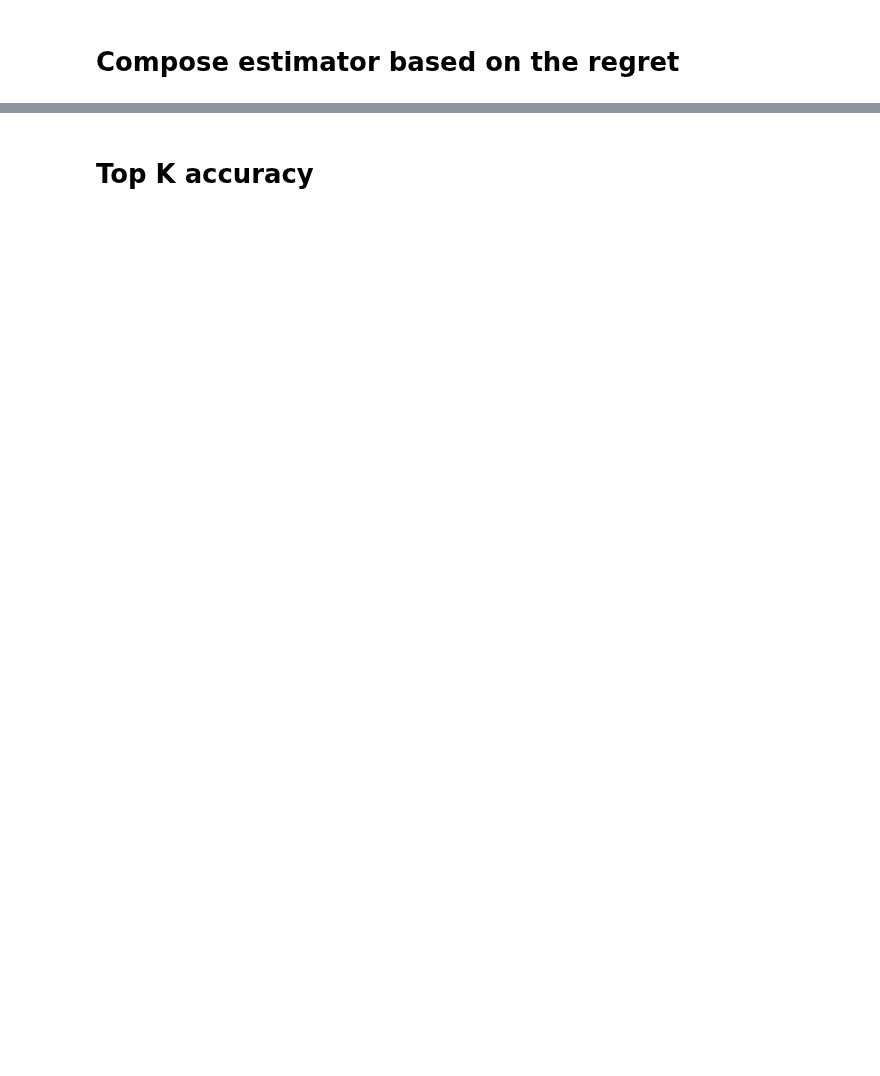
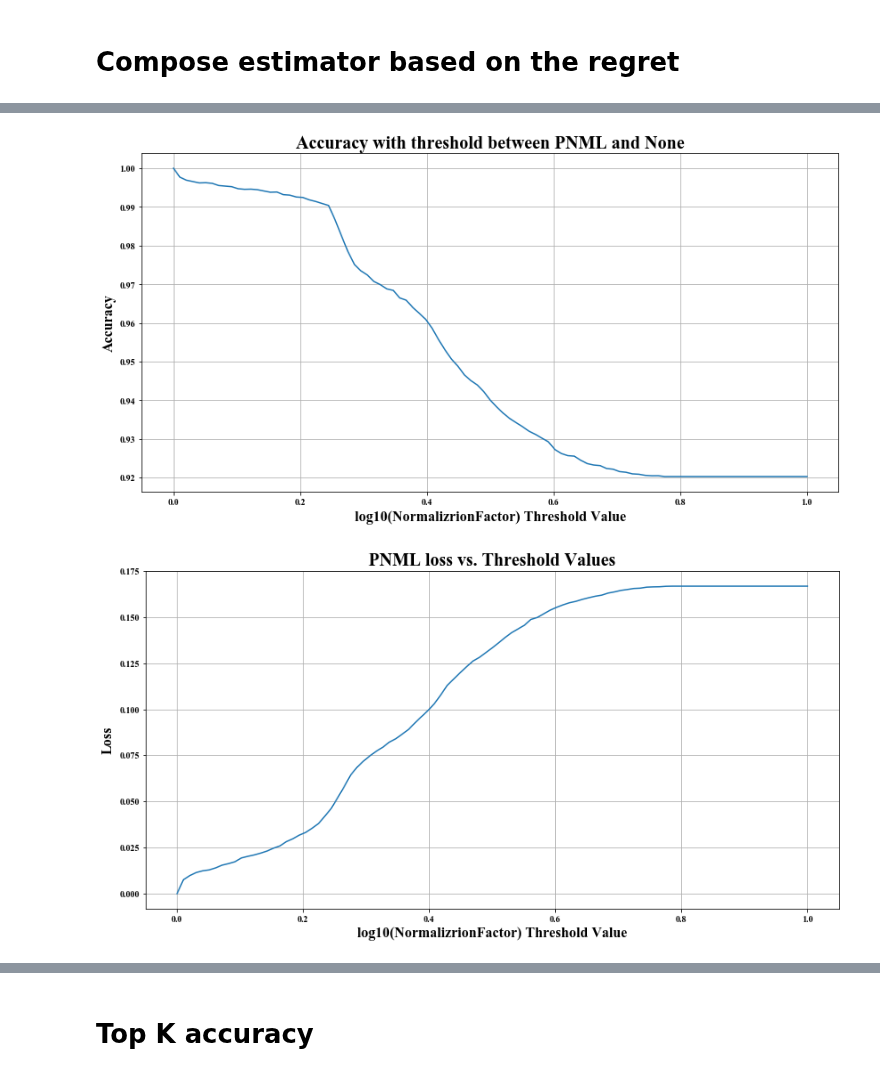
Before and after one commit to kobybibas/deep_pnml_experiments, a Jupyter notebook: src/analyze_results.ipynb, the cells around one changed output, grey strips where cells are left out. Drawn from its saved outputs; the diff is of its cells as text; code cells hidden in the pictures; blank space fills up the shorter version.

```diff
--- a/src/analyze_results.ipynb
+++ b/src/analyze_results.ipynb
@@ -165,0 +98,43 @@ NameError: name 'loss_ERM_list' is not defined
+# %%
+#  Construct best loss based on normalization factor
+threshold_list = np.linspace(np.finfo(float).eps,1,99)
+acc_list = []
+cdf_list = []
+nml_thresh_loss_list = []
+for threshold in threshold_list:
+
+    df = result_df[result_df['log10_norm_factor']<threshold]
+
+    # loss
+    nml_thresh_loss_list.append(df['nml_loss'].mean())
+
+    # Acc
+    acc_single =  np.sum(df['nml_is_correct'] == True) / (df.shape[0] + np.finfo(float).eps)
+    acc_list.append(acc_single)
+
+    cdf_single = df.shape[0] / result_df.shape[0]
+    cdf_list.append(cdf_single)
+# %%
+# Plot Acc
+plt.plot(threshold_list, acc_list, label='Thresholded')
+plt.xlabel('log10(NormalizrionFactor) Threshold Value')
+plt.ylabel('Accuracy')
+plt.title('Accuracy with threshold between PNML and None')
+plt.show()
+
+# Plot PNML loss
+plt.plot(threshold_list, nml_thresh_loss_list, label='NML loss')
+plt.xlabel('log10(NormalizrionFactor) Threshold Value')
+plt.ylabel('Loss')
+plt.title('PNML loss vs. Threshold Values')
+plt.show()
+
+# Plot CDF
+plt.plot(threshold_list, cdf_list, label='Threshold Acc CDF')
+plt.xlabel('log10(NormalizrionFactor) Threshold Value')
+plt.ylabel('CDF')
+plt.title('CDF vs. Threshold Values')
+plt.show()
+# %% [output]
+[figure, added]
+[figure, added]
```
Also changed, not shown: parts of 16 cells of this notebook, 2 other files.
